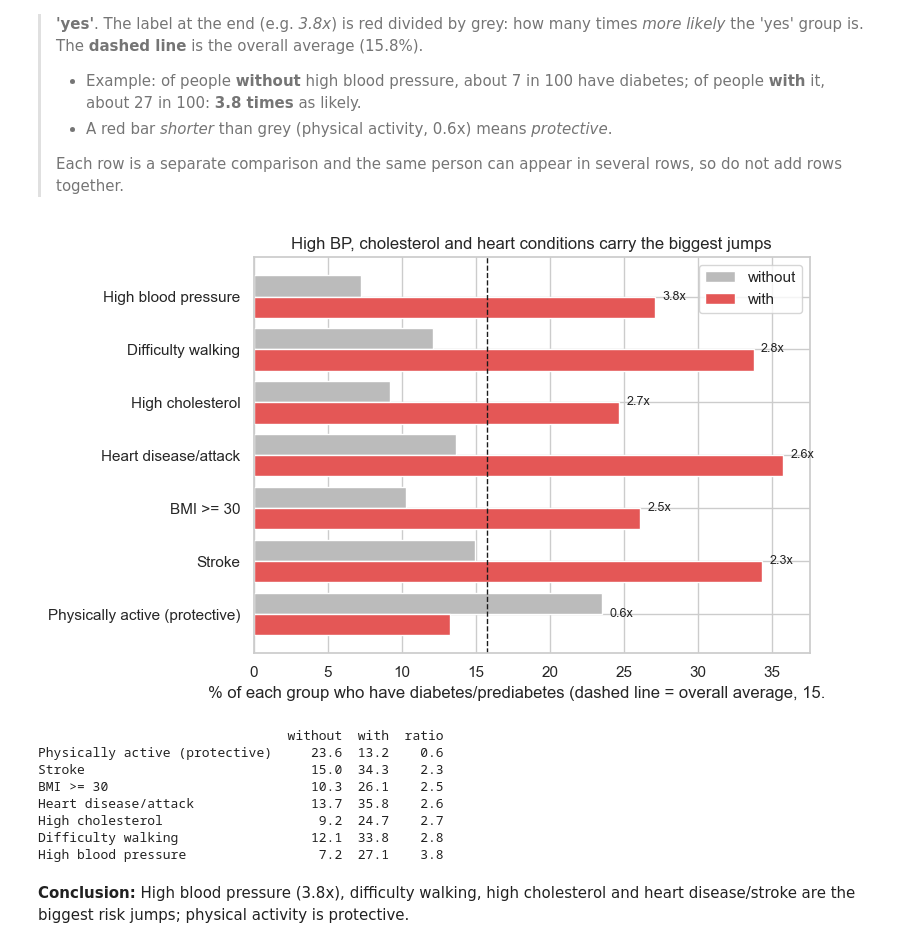
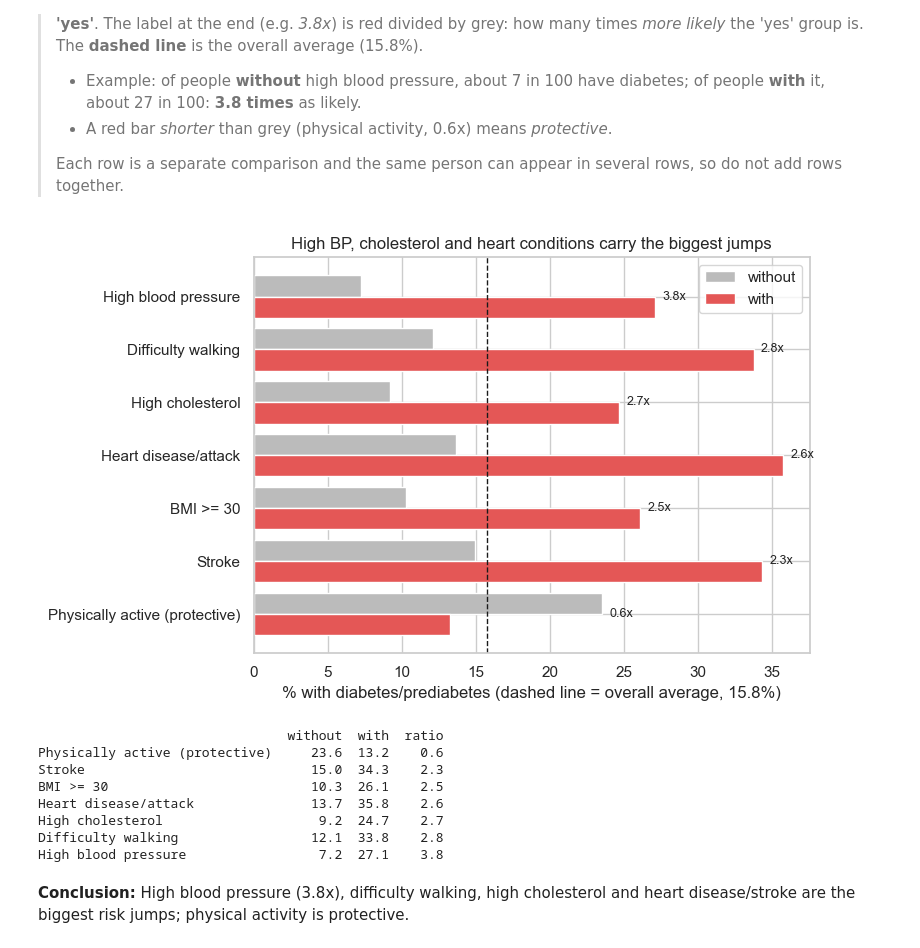
Before and after one commit to jiehengchin/ML-for-biz, a Jupyter notebook: FINAL.ipynb, the cells around one changed output. Saved outputs shown, nothing was run; the diff lists cells and outputs as text; code cells hidden in the pictures.

```diff
--- a/FINAL.ipynb
+++ b/FINAL.ipynb
@@ -52,16 +52,16 @@ print(X.shape, 'positive rate', y.mean().round(4))
 # %%
 ind = {'High blood pressure':df.HighBP==1,'High cholesterol':df.HighChol==1,'BMI >= 30':df.BMI>=30,'Heart disease/attack':df.HeartDiseaseorAttack==1,
        'Stroke':df.Stroke==1,'Difficulty walking':df.DiffWalk==1,'Physically active (protective)':df.PhysActivity==1}
 t = pd.DataFrame({k:{'without':df.y[~m].mean()*100,'with':df.y[m].mean()*100} for k,m in ind.items()}).T
 t['ratio'] = t['with']/t['without']; t = t.sort_values('ratio')
 fig, ax = plt.subplots(figsize=(8,5)); i = np.arange(len(t))
 ax.barh(i+.2, t['without'], .4, color='#bbbbbb', label='without'); ax.barh(i-.2, t['with'], .4, color=RED, label='with')
 for j,(a,b,r) in enumerate(zip(t['without'],t['with'],t['ratio'])): ax.text(max(a,b)+.5, j, f'{r:.1f}x', va='center', fontsize=9)
-ax.set_yticks(i); ax.set_yticklabels(t.index); ax.axvline(df.y.mean()*100, c='k', ls='--', lw=1); ax.set_xlabel('% of each group who have diabetes/prediabetes (dashed line = overall average, 15.8%)')
+ax.set_yticks(i); ax.set_yticklabels(t.index); ax.axvline(df.y.mean()*100, c='k', ls='--', lw=1); ax.set_xlabel('% with diabetes/prediabetes (dashed line = overall average, 15.8%)')
 ax.set_title('High BP, cholesterol and heart conditions carry the biggest jumps'); ax.legend(); plt.tight_layout(); plt.show()
 print(t.round(1))
 # %% [output]
-[figure, old version]
+[figure, new version]
                                 without  with  ratio
 Physically active (protective)     23.6  13.2    0.6
 Stroke                             15.0  34.3    2.3
```
Also changed, not shown: parts of 4 cells of this notebook, 5 other files.
